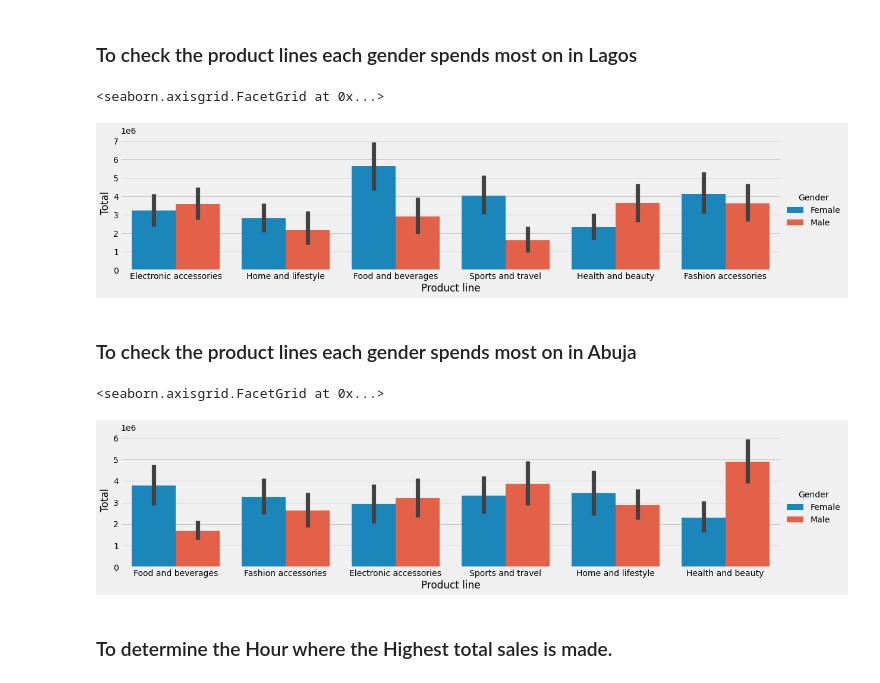
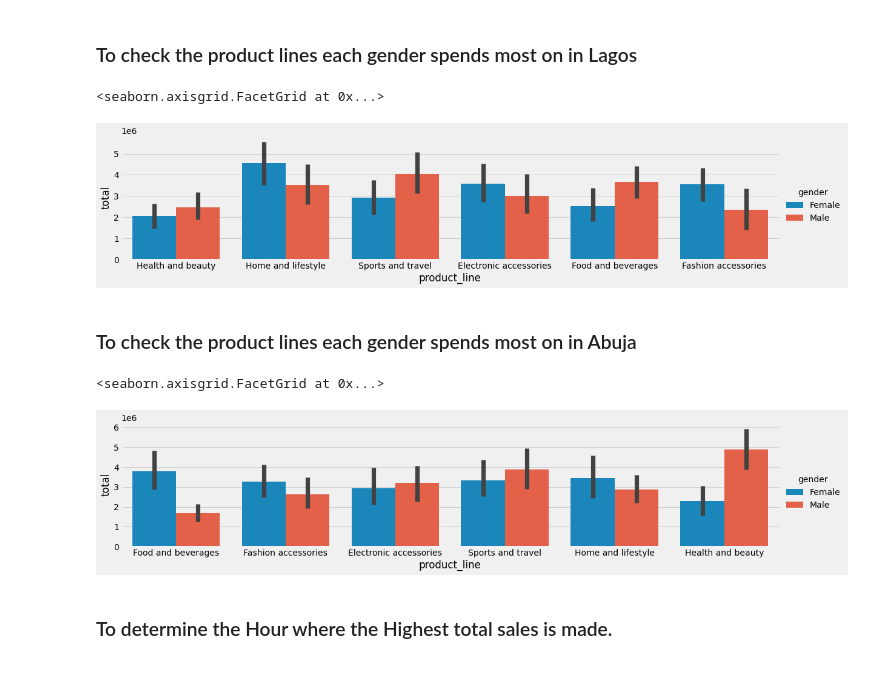
Before and after one commit to Ahmed-Tijani-Suleiman/Analysis-of-supermarket-data-across-Nigeria, a Jupyter notebook: Suleiman Ahmed.ipynb, the cells around one changed output. Drawn from its saved outputs; the diff is of its cells as text; code cells hidden in the pictures.

```diff
--- a/Suleiman Ahmed.ipynb
+++ b/Suleiman Ahmed.ipynb
@@ -70,5 +64,5 @@ df2.head()
 # %% [markdown]
 #### To-Do -Read the CSV file using `pd.read_csv` method
 # %%
-df= pd.read_csv('./dataset.csv')
+df_1= pd.read_csv('./dataset.csv')
 # %%
@@ -88,6 +82,8 @@ df.shape
 ## Step 2 - Data Exploration
 # %% [markdown]
 #### To-Do - Use the head() method to view first few rows of the dataset
+# %%
+df= df_1.copy()
 # %%
 df.head()
 # %% [output]
@@ -299,7 +295,7 @@ memory usage: 7.9 KB
 # %%
 import datetime as dt
 # %%
-df['day']= (df['date']).dt.day
+df['day']= (df['date']).dt.day_name()
 # %% [markdown]
 #### To-Do - Extract the Month feature from the `Date` column, and save to a new `Month` column
 # %%
@@ -559,19 +557,19 @@ The correlation plot shows good positive correlation between values such as Gros
 # %% [markdown]
 ### To check the product lines each gender spends most on in Lagos
 # %%
-l=df[ (df['City']=='Lagos') ]
-sns.catplot(x='Product line', y='Total', data=b, hue='Gender', kind='bar', estimator=np.sum, height= 4, aspect=4)
+l=df[ (df['city']=='Lagos') ]
+sns.catplot(x='product_line', y='total', data=l, hue='gender', kind='bar', estimator=np.sum, height= 4, aspect=4)
 # %% [output]
 <seaborn.axisgrid.FacetGrid at 0x...>
-[figure, old version]
+[figure, new version]
 # %% [markdown]
 ### To check the product lines each gender spends most on in Abuja
 # %%
-b=df[ (df['City']=='Abuja') ]
-sns.catplot(x='Product line', y='Total', data=b, hue='Gender', kind='bar', estimator=np.sum, height= 4, aspect=4)
+b=df[ (df['city']=='Abuja') ]
+sns.catplot(x='product_line', y='total', data=b, hue='gender', kind='bar', estimator=np.sum, height= 4, aspect=4)
 # %% [output]
 <seaborn.axisgrid.FacetGrid at 0x...>
-[figure, old version]
+[figure, new version]
 # %% [markdown]
 ### To determine the Hour where the Highest total sales is made.
 # %%
```
Also changed, not shown: parts of 20 cells of this notebook.
